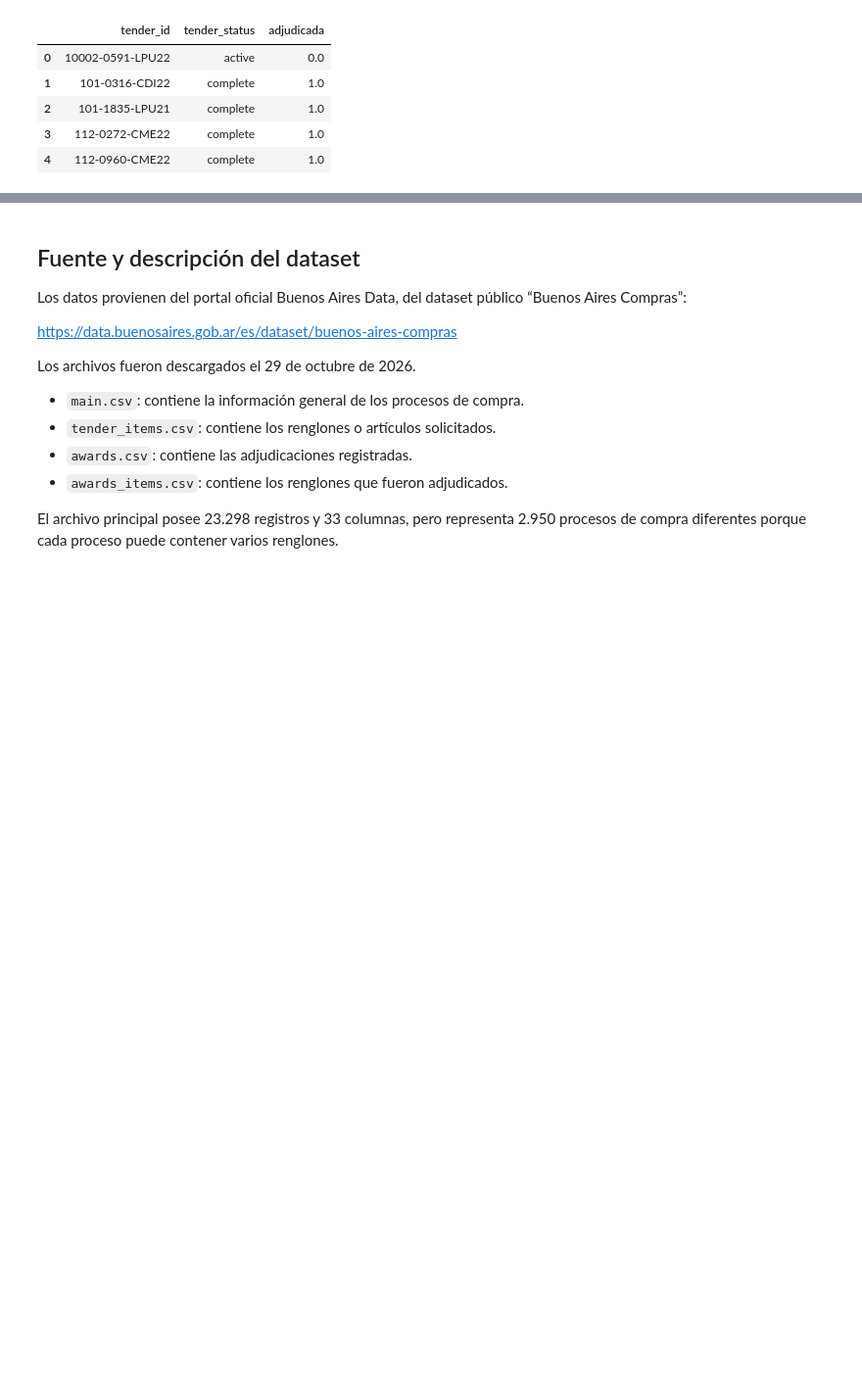
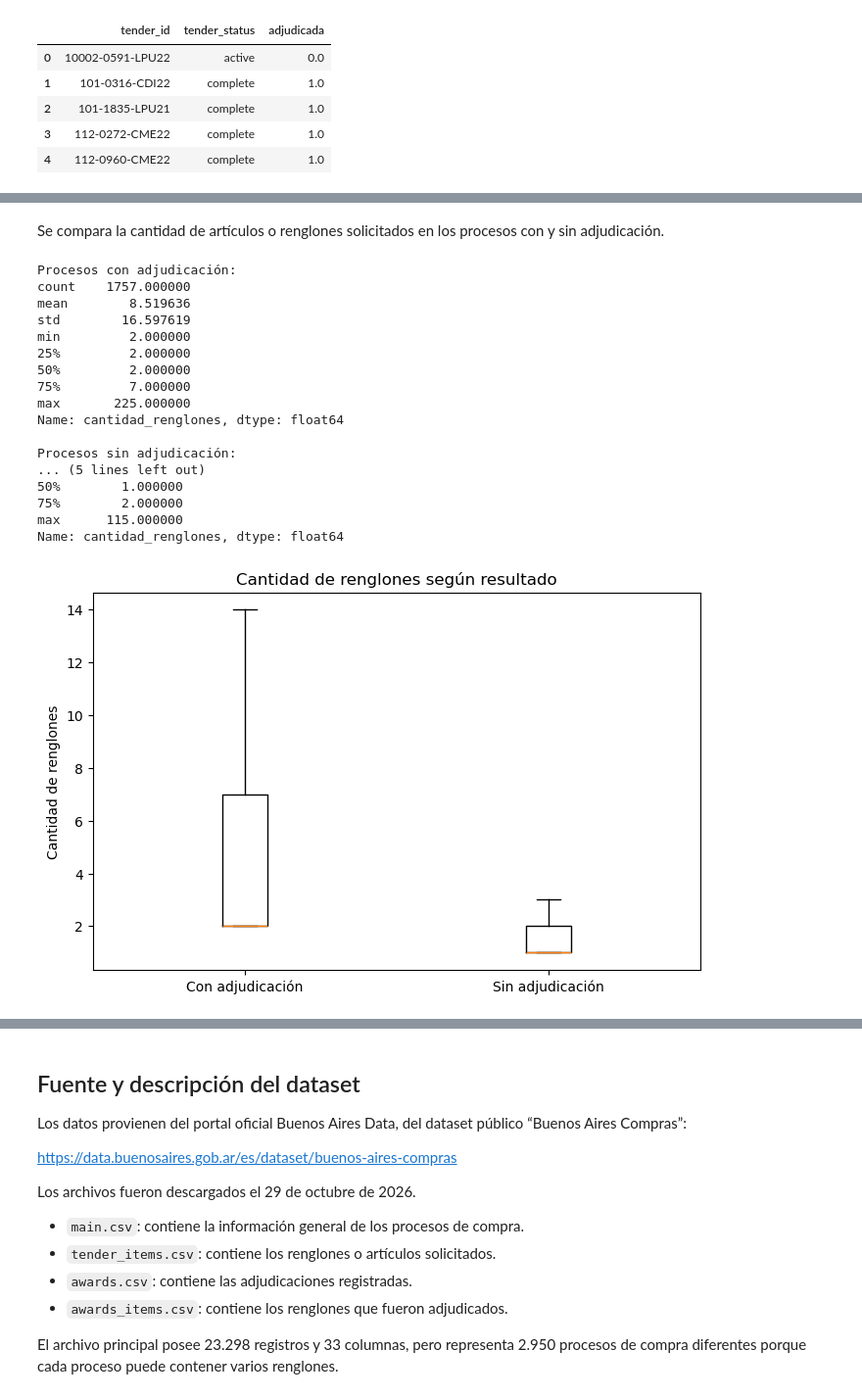
Before and after one commit to florfarias/compras-sin-adjudicacion, a Jupyter notebook: notebooks/01_exploracion_dataset_compras.ipynb, the cells around one changed output, grey strips where cells are left out. Shown at 98% size. Drawn from its saved outputs; the diff is of its cells as text; code cells hidden in the pictures; blank space fills up the shorter version.

```diff
--- a/notebooks/01_exploracion_dataset_compras.ipynb
+++ b/notebooks/01_exploracion_dataset_compras.ipynb
@@ -213,0 +508,47 @@ Los procesos parcialmente adjudicados se consideran adjudicados, debido a que al
+# %% [markdown]
+Se compara la cantidad de artículos o renglones solicitados en los procesos con y sin adjudicación.
+# %%
+renglones_con = datos_finales[
+    datos_finales["sin_adjudicacion"] == 0
+]["cantidad_renglones"]
+
+renglones_sin = datos_finales[
+    datos_finales["sin_adjudicacion"] == 1
+]["cantidad_renglones"]
+
+print("Procesos con adjudicación:")
+print(renglones_con.describe())
+
+print("\nProcesos sin adjudicación:")
+print(renglones_sin.describe())
+
+plt.figure(figsize=(8, 5))
+
+plt.boxplot(
+    [renglones_con, renglones_sin],
+    tick_labels=["Con adjudicación", "Sin adjudicación"],
+    showfliers=False
+)
+
+plt.title("Cantidad de renglones según resultado")
+plt.ylabel("Cantidad de renglones")
+plt.show()
+# %% [output]
+Procesos con adjudicación:
+count    1757.000000
+mean        8.519636
+std        16.597619
+min         2.000000
+25%         2.000000
+50%         2.000000
+75%         7.000000
+max       225.000000
+Name: cantidad_renglones, dtype: float64
+
+Procesos sin adjudicación:
+... (5 lines left out)
+50%        1.000000
+75%        2.000000
+max      115.000000
+Name: cantidad_renglones, dtype: float64
+[figure, added]
```
Also changed, not shown: parts of 50 cells of this notebook, 2 other files.
